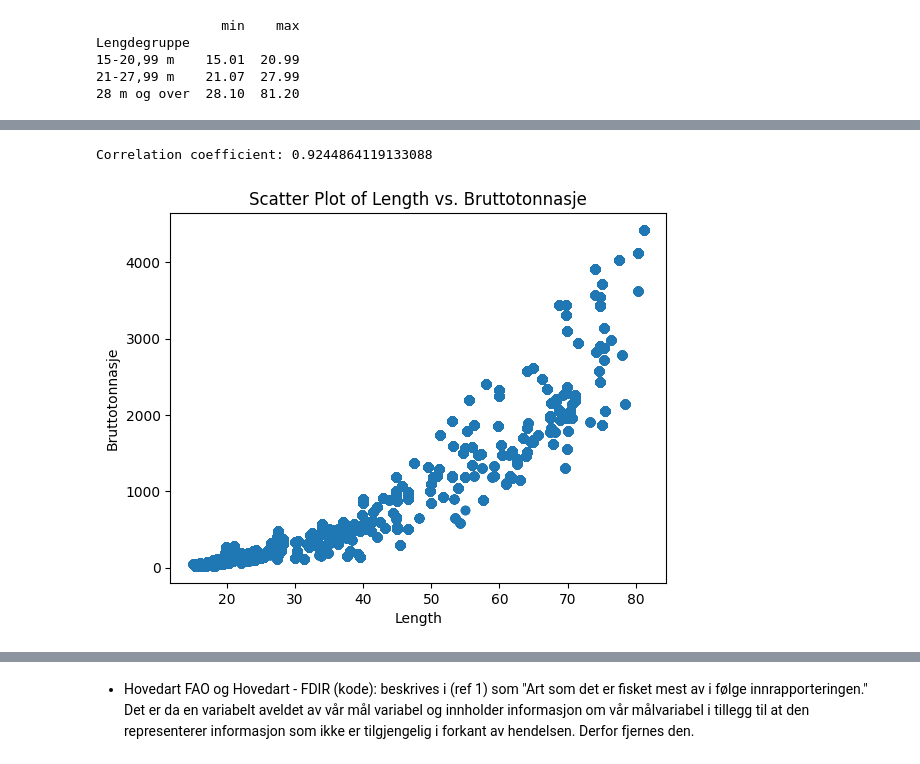
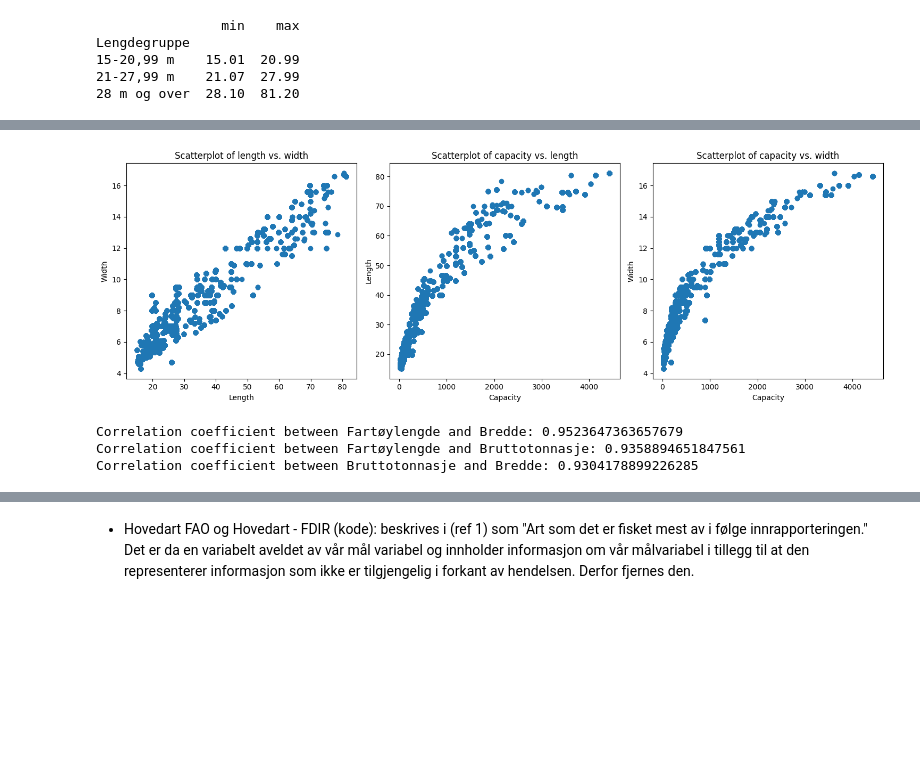
Before and after one commit to Pzorster/INFO284pzor, a Jupyter notebook: New.ipynb, the cells around one changed output, grey strips where cells are left out. Cells and saved outputs as stored; diff of their text form; code cells hidden in the pictures; blank space fills up the shorter version.

```diff
--- a/New.ipynb
+++ b/New.ipynb
@@ -367,14 +325,34 @@ Correlation coefficient: 0.9463290118094945
-# %%
-correlation = df['Fartøylengde'].corr(df['Bruttotonnasje'])
-print("Correlation coefficient:", correlation)
-
-# Scatter plot of length vs. width
-plt.scatter(df['Fartøylengde'], df['Bruttotonnasje'])
-plt.xlabel('Length')
-plt.ylabel('Bruttotonnasje')
-plt.title('Scatter Plot of Length vs. Bruttotonnasje')
-plt.show()
-# %% [output]
-Correlation coefficient: 0.9244864119133088
-[figure, removed]
+# %%
+fig, axs = plt.subplots(1, 3, figsize=(15, 5))
+
+axs[0].scatter(df['Fartøylengde'], df['Bredde'])
+axs[0].set_xlabel('Length')
+axs[0].set_ylabel('Width')
+axs[0].set_title('Scatterplot of length vs. width')
+
+axs[1].scatter(df['Bruttotonnasje'], df['Fartøylengde'])
+axs[1].set_xlabel('Capacity')
+axs[1].set_ylabel('Length')
+axs[1].set_title('Scatterplot of capacity vs. length')
+
+axs[2].scatter(df['Bruttotonnasje'], df['Bredde'])
+axs[2].set_xlabel('Capacity')
+axs[2].set_ylabel('Width')
+axs[2].set_title('Scatterplot of capacity vs. width')
+
+plt.tight_layout()
+
+plt.show()
+
+correlation = df['Fartøylengde'].corr(df['Bredde'])
+print(f"Correlation coefficient between {df['Fartøylengde'].name} and {df['Bredde'].name}:", correlation)
+correlation = df['Fartøylengde'].corr(df['Bruttotonnasje'])
+print(f"Correlation coefficient between {df['Fartøylengde'].name} and {df['Bruttotonnasje'].name}:", correlation)
+correlation = df['Bruttotonnasje'].corr(df['Bredde'])
+print(f"Correlation coefficient between {df['Bruttotonnasje'].name} and {df['Bredde'].name}:", correlation)
+# %% [output]
+[figure, added]
+Correlation coefficient between Fartøylengde and Bredde: 0.9523647363657679
+Correlation coefficient between Fartøylengde and Bruttotonnasje: 0.9358894651847561
+Correlation coefficient between Bruttotonnasje and Bredde: 0.9304178899226285
 # %%
```
Also changed, not shown: parts of 60 cells of this notebook.
